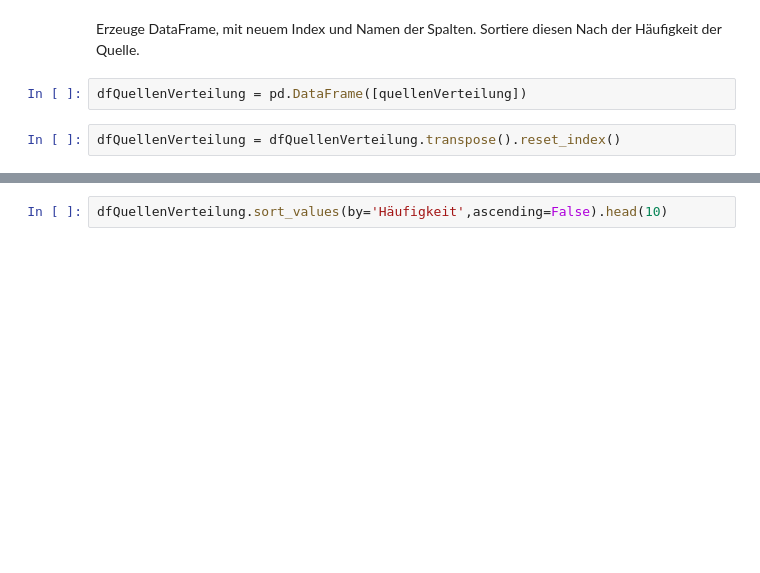
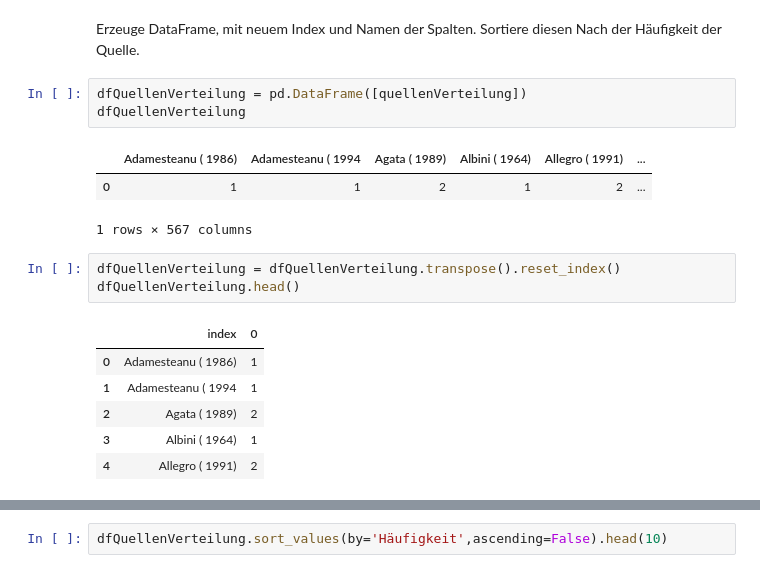
Before and after one commit to computational-humanities/vorlesung, a Jupyter notebook: Notebooks/CHVorl4.ipynb, the cells around one changed output, grey strips where cells are left out. Cells and saved outputs as stored; diff of their text form; blank space fills up the shorter version.

```diff
--- a/Notebooks/CHVorl4.ipynb
+++ b/Notebooks/CHVorl4.ipynb
@@ -391,7 +396,20 @@ quellenVerteilung['Diod. 14.90.3']
 Erzeuge DataFrame, mit neuem Index und Namen der Spalten. Sortiere diesen Nach der Häufigkeit der Quelle.
 # %%
 dfQuellenVerteilung = pd.DataFrame([quellenVerteilung])
+dfQuellenVerteilung
+# %% [output]
+|  | Adamesteanu ( 1986) | Adamesteanu ( 1994 | Agata ( 1989) | Albini ( 1964) | Allegro ( 1991) | ... |
+| 0 | 1 | 1 | 2 | 1 | 2 | ... |
+1 rows × 567 columns
 # %%
 dfQuellenVerteilung = dfQuellenVerteilung.transpose().reset_index()
+dfQuellenVerteilung.head()
+# %% [output]
+|  | index | 0 |
+| 0 | Adamesteanu ( 1986) | 1 |
+| 1 | Adamesteanu ( 1994 | 1 |
+| 2 | Agata ( 1989) | 2 |
+| 3 | Albini ( 1964) | 1 |
+| 4 | Allegro ( 1991) | 2 |
 # %%
 dfQuellenVerteilung = dfQuellenVerteilung.rename(columns={'index': 'Quelle', 0:'Häufigkeit'})
```
Also changed, not shown: parts of 18 cells of this notebook.
